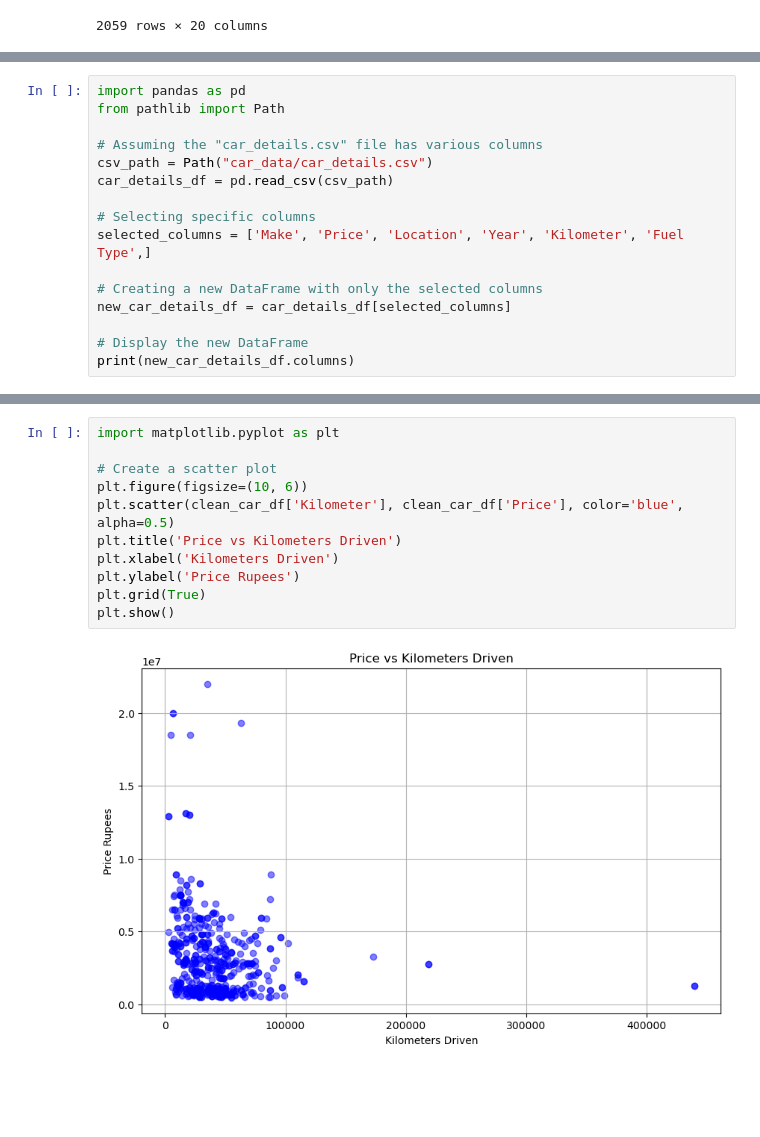
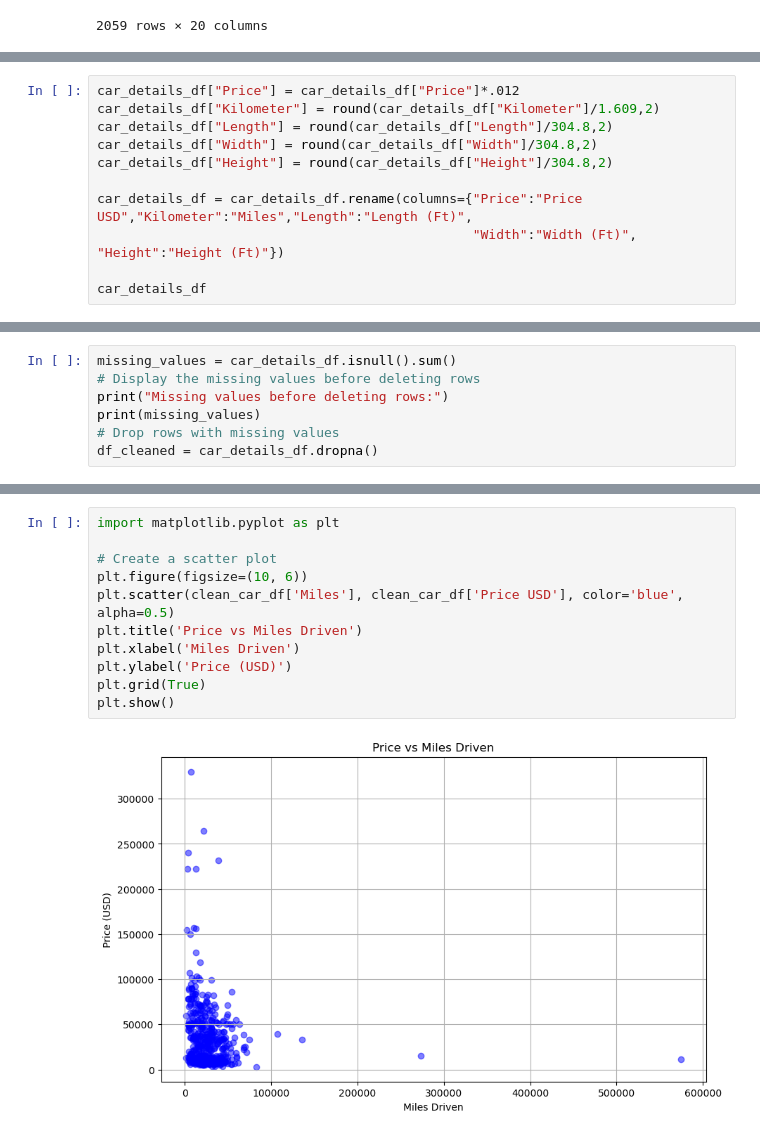
Before and after one commit to benfish426/project_1, a Jupyter notebook: Vehicle Value Analysis2.ipynb, the cells around one changed output, grey strips where cells are left out. Cells and saved outputs as stored; diff of their text form; blank space fills up the shorter version.

Commit message:
Cleaned data

```diff
--- a/Vehicle Value Analysis2.ipynb
+++ b/Vehicle Value Analysis2.ipynb
@@ -34,0 +53,11 @@ car_details_df
+# %%
+car_details_df["Price"] = car_details_df["Price"]*.012
+car_details_df["Kilometer"] = round(car_details_df["Kilometer"]/1.609,2)
+car_details_df["Length"] = round(car_details_df["Length"]/304.8,2)
+car_details_df["Width"] = round(car_details_df["Width"]/304.8,2)
+car_details_df["Height"] = round(car_details_df["Height"]/304.8,2)
+
+car_details_df = car_details_df.rename(columns={"Price":"Price USD","Kilometer":"Miles","Length":"Length (Ft)",
+                                                "Width":"Width (Ft)", "Height":"Height (Ft)"})
+
+car_details_df
@@ -55,19 +98,3 @@ Height                1995
 Seating Capacity      1995
 Fuel Tank Capacity    1946
 dtype: int64
-# %%
-import pandas as pd
-from pathlib import Path
-
-# Assuming the "car_details.csv" file has various columns
-csv_path = Path("car_data/car_details.csv")
-car_details_df = pd.read_csv(csv_path)
-
-# Selecting specific columns
-selected_columns = ['Make', 'Price', 'Location', 'Year', 'Kilometer', 'Fuel Type',]
-
-# Creating a new DataFrame with only the selected columns
-new_car_details_df = car_details_df[selected_columns]
-
-# Display the new DataFrame
-print(new_car_details_df.columns)
@@ -184,0 +101,7 @@ dtype: int64
+# %%
+missing_values = car_details_df.isnull().sum()
+# Display the missing values before deleting rows
+print("Missing values before deleting rows:")
+print(missing_values)
+# Drop rows with missing values
+df_cleaned = car_details_df.dropna()
@@ -422,16 +383,16 @@ plt.show()
 # %%
 import matplotlib.pyplot as plt
 
 # Create a scatter plot
 plt.figure(figsize=(10, 6))
-plt.scatter(clean_car_df['Kilometer'], clean_car_df['Price'], color='blue', alpha=0.5)
-plt.title('Price vs Kilometers Driven')
-plt.xlabel('Kilometers Driven')
-plt.ylabel('Price Rupees')
+plt.scatter(clean_car_df['Miles'], clean_car_df['Price USD'], color='blue', alpha=0.5)
+plt.title('Price vs Miles Driven')
+plt.xlabel('Miles Driven')
+plt.ylabel('Price (USD)')
 plt.grid(True)
 plt.show()
 # %% [output]
-[figure, old version]
+[figure, new version]
 # %%
 import seaborn as sns
 from scipy.stats import linregress
```
Also changed, not shown: parts of 25 cells of this notebook.
